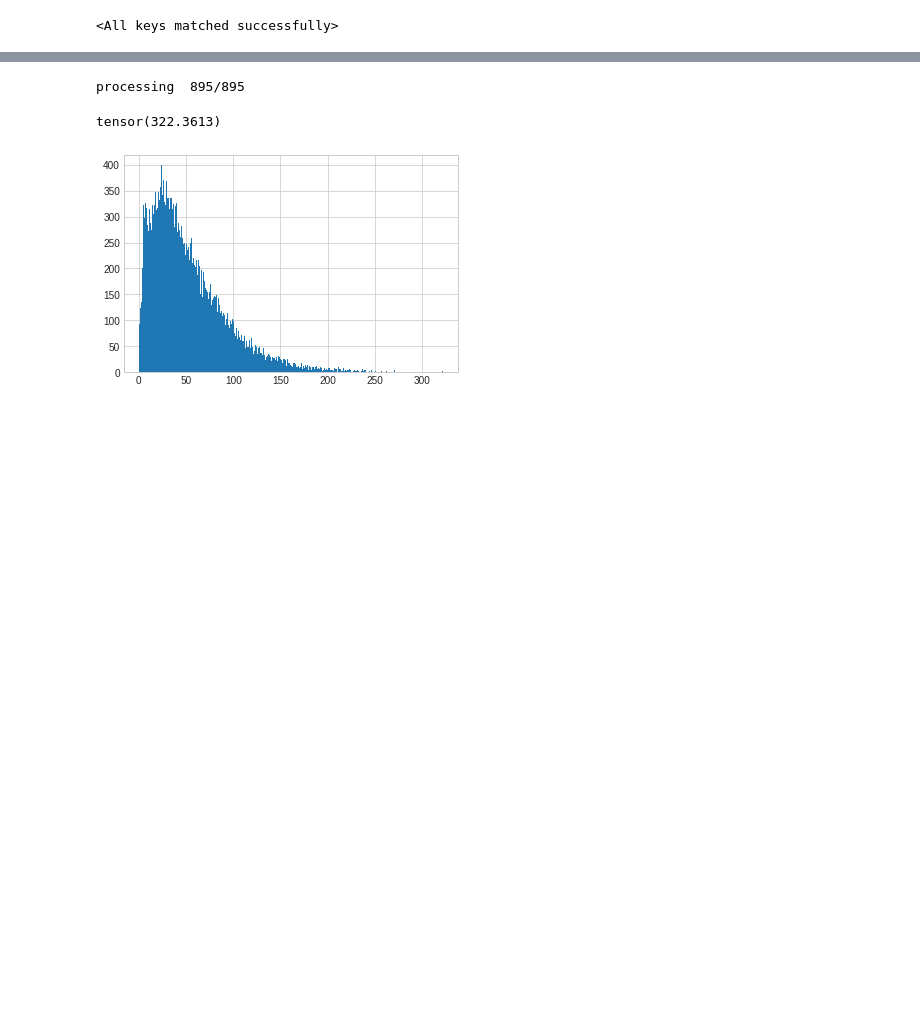
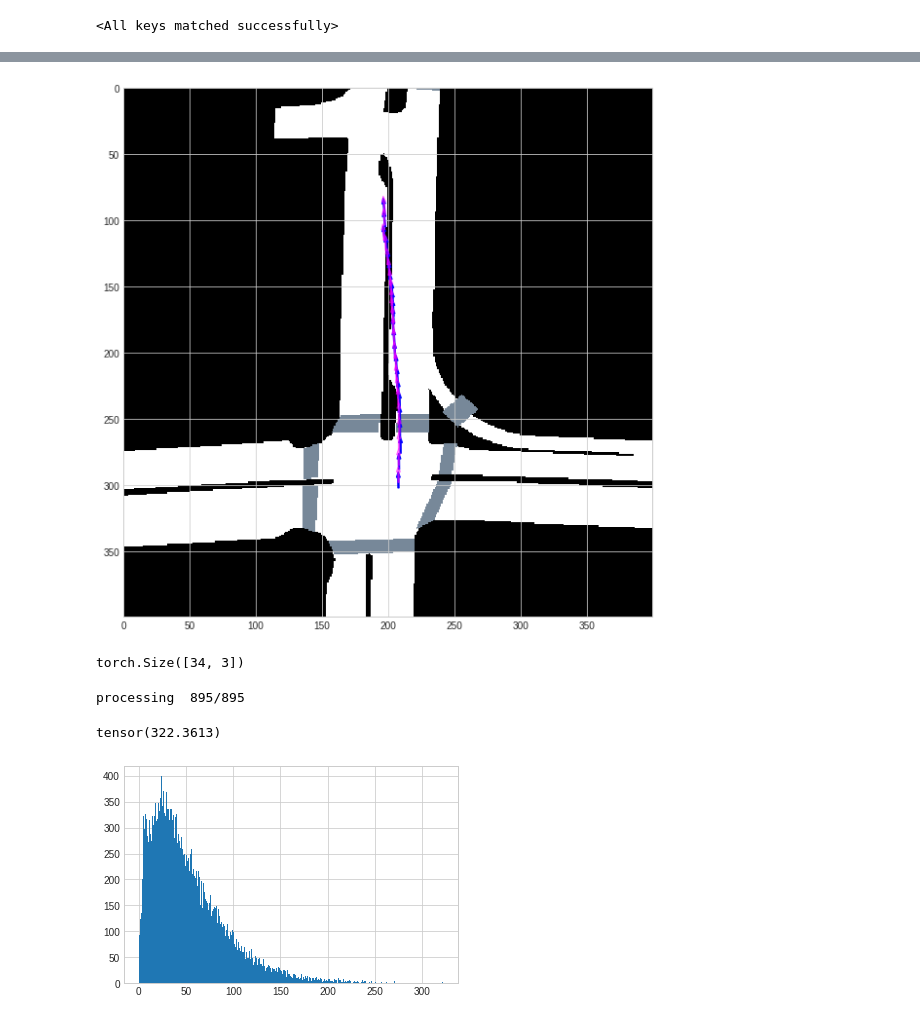
Before and after one commit to tudelft-iv-students/offline-tracking-with-object-permanence, a Jupyter notebook: test.ipynb, the cells around one changed output, grey strips where cells are left out. Cells and saved outputs as stored; diff of their text form; code cells hidden in the pictures; blank space fills up the shorter version.

```diff
--- a/test.ipynb
+++ b/test.ipynb
@@ -199,3 +390,52 @@ for i,data in enumerate(trainer.tr_dl):
+# %%
+with torch.no_grad():
+
+    resolution=0.5
+    image_side_length = 2 * max(30,dist+20)
+    image_side_length_pixels = 400
+    resolution=image_side_length_pixels/image_side_length
+    patchbox = get_patchbox(origin[0], origin[1], image_side_length)
+
+    angle_in_degrees = angle_of_rotation(origin[2]) * 180 / np.pi
+
+    canvas_size = (image_side_length_pixels, image_side_length_pixels)
+    maps= load_all_maps(helper)
+    layer_names = ['drivable_area', 'ped_crossing']
+    masks = maps[map_name].get_map_mask(patchbox, angle_in_degrees, layer_names, canvas_size=canvas_size)
+    colors = [(255, 255, 255), (119, 136, 153)]
+    images = []
+    for mask, color in zip(masks, colors):
+        images.append(change_color_of_binary_mask(np.repeat(mask[::-1, :, np.newaxis], 3, 2), color))
+
+    ref_traj = predictions['refined_traj'][sample_id].squeeze(0)
+    ref_yaw = predictions['yaw'][sample_id]
+    ref_pred = torch.cat((ref_traj,ref_yaw),-1)
+    traj = predictions['traj'][sample_id].squeeze(0)
+    yaw = predictions['yaw'][sample_id]
+    pred = torch.cat((traj,yaw),-1)
+    pose_pred_mask=~(predictions['mask'][sample_id]).bool()
+    # gt = gt_test['traj'][sample_id]
+    image = Rasterizer().combine(images)
+    pose_future_mask=~data_test['target_agent_representation']['future']['mask'][sample_id][:,0].bool()
+    pose_hist_mask=~data_test['target_agent_representation']['history']['mask'][sample_id][:,0].bool()
+
+    xsp, ysp, dxsp, dysp=local_pose_to_image(ref_pred ,pose_pred_mask,resolution,canvas_size)
+    xsg, ysg, dxsg, dysg=local_pose_to_image(pred,pose_pred_mask,resolution,canvas_size)
+    # plt.imshow(image)
+    fig = plt.figure(figsize = (10,10))
+    ax = fig.add_subplot(1,1,1)
+    # ax.imshow(image)
+    for x, y, dx, dy in zip(xsp, ysp, dxsp, dysp):
+        ax.arrow(x, y, dx, dy, width=1.0, color=(0,0.0,1,1))
+    for x, y, dx, dy in zip(xsg, ysg, dxsg, dysg):
+        ax.arrow(x, y, dx, dy, width=1.0, color=(1,0,1,0.5))
+    ax.imshow(image)
+# %% [output]
+[figure, added]
+# %%
+gt_test['traj'][sample_id].shape
+# %% [output]
+torch.Size([34, 3])
 # %%
 import sys
 dists=torch.empty(0)
```
Also changed, not shown: parts of 55 cells of this notebook, 25 other files.
